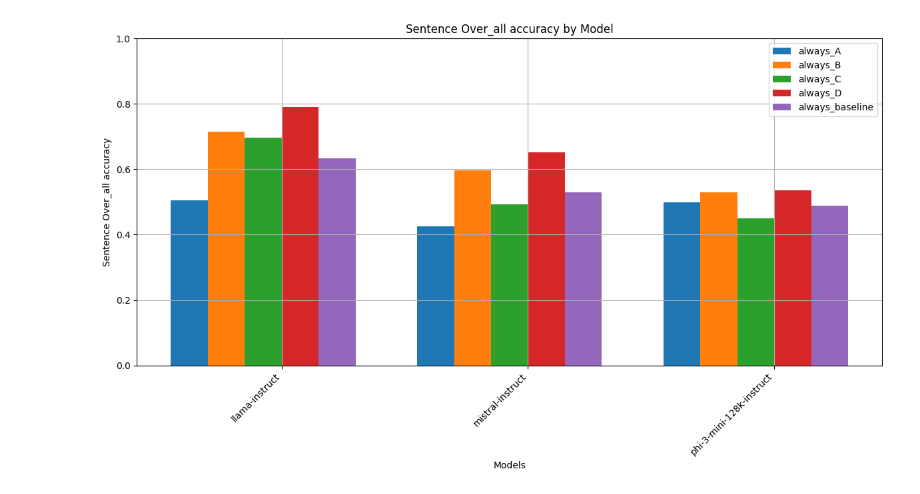
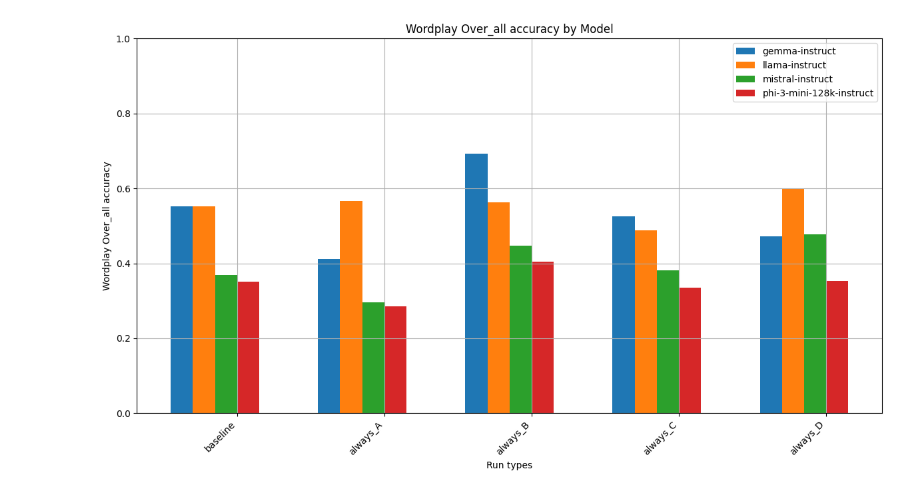
Before and after one commit to rangoiv/tar-projekt, a Jupyter notebook: results/always_X/graph.ipynb, the cells around one changed output. Saved outputs shown, nothing was run; the diff lists cells and outputs as text; code cells hidden in the pictures.

Commit message:
graphs

```diff
--- a/results/always_X/graph.ipynb
+++ b/results/always_X/graph.ipynb
@@ -5,3 +8,5 @@ import json
+# %%
+run_types = ["baseline", "always_A", "always_B", "always_C", "always_D"]
 # %%
 def contain_string(string):
     def f(x):
@@ -43,6 +50,8 @@ def load_models(models, accuracy_type=None, skip_spec=False):
     models_dict = {}
     for model_dir in models:
         models_dict[model_dir] = {}
+        if not skip_spec:
+            models_dict[model_dir+"_spec"] = {}
         files_list = get_files_in_dir(model_dir)
         for file in files_list:
             results = load_file_results(file, accuracy_type)
@@ -51,9 +60,9 @@ def load_models(models, accuracy_type=None, skip_spec=False):
                 file_dir += "_spec"
                 if skip_spec:
                     continue
-            for word in ["always_A", "always_B", "always_C", "always_D", "always_baseline"]:
-                if word in file:
-                    models_dict[file_dir][word] = results
+            for run_type in run_types:
+                if run_type in file:
+                    models_dict[file_dir][run_type] = results
     return models_dict
 # %%
 import numpy as np
@@ -98,22 +128,22 @@ def plot_accuracies(models, accuracy_group='sentence', accuracy_type=None, skip_
     fig.tight_layout()
     plt.show()
 # %%
+run_types = ["baseline", "always_A", "always_B", "always_C", "always_D"]
+
 models = [
+    "gemma-instruct",
     "llama-instruct",
     "mistral-instruct",
-    "phi-3-mini-128k-instruct"
+    "phi-3-mini-128k-instruct",
 ]
 
 accuracy_type = 'over_all accuracy'
 accuracy_type = 'original_accuracy'
 accuracy_type = 'semantic_accuracy'
 accuracy_type = 'context_accuracy'
 
-# plot_accuracies(models, accuracy_group="wordplay", accuracy_type=accuracy_type)
-# plot_accuracies(models, accuracy_group="sentence", accuracy_type=accuracy_type)
-# plot_accuracies(models, accuracy_group="all", accuracy_type='over_all accuracy')
-# plot_accuracies(models, accuracy_group="all", accuracy_type='context_accuracy')
-# plot_accuracies(models, accuracy_group="wordplay", accuracy_type='over_all accuracy', skip_spec=True)
-plot_accuracies(models, accuracy_group="sentence", accuracy_type='over_all accuracy', skip_spec=False)
+# plot_accuracies(models, accuracy_group="all", accuracy_type='over_all accuracy', skip_spec=True)
+# plot_accuracies(models, accuracy_group="sentence", accuracy_type='over_all accuracy', skip_spec=True)
+plot_accuracies(models, accuracy_group="wordplay", accuracy_type='over_all accuracy', skip_spec=True)
 # %% [output]
-[figure, old version]
+[figure, new version]
```
Also changed, not shown: parts of 3 cells of this notebook, 13 other files.
